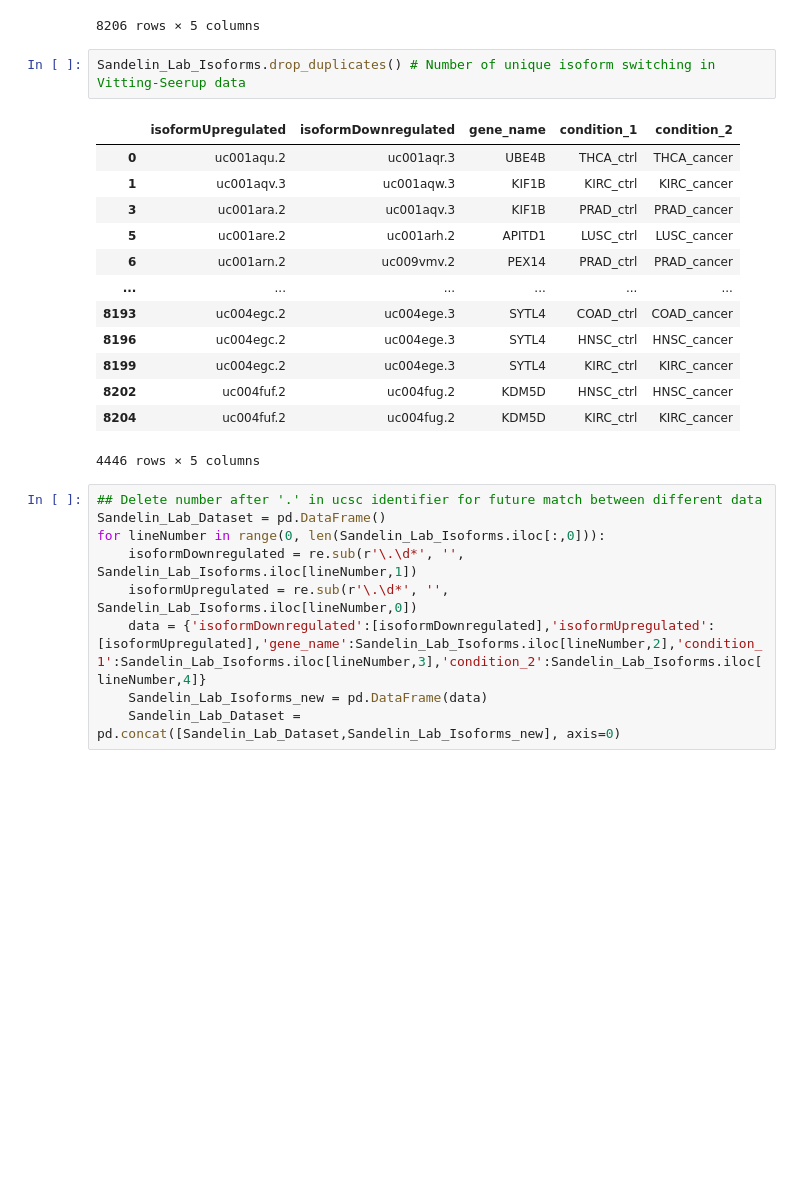
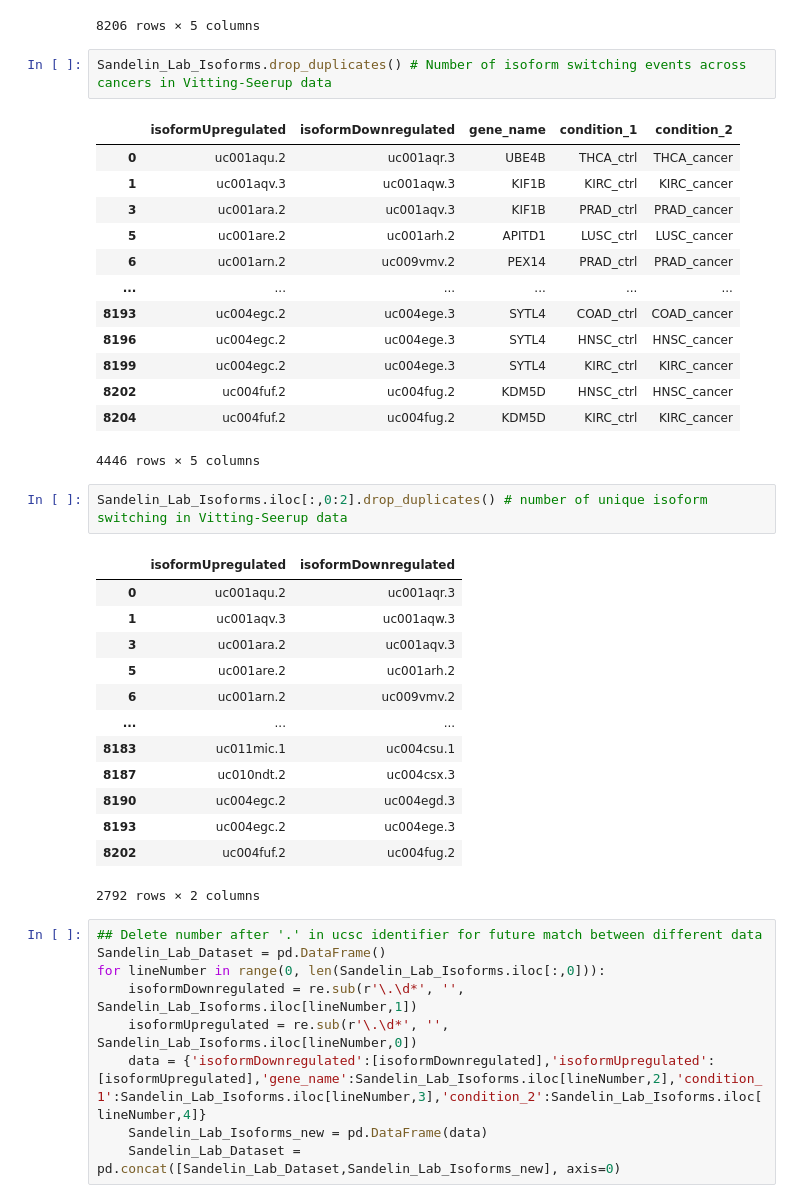
Before and after one commit to KarakulakTulay/Isoform_Comparison, a Jupyter notebook: IsoformSwitching_Overlaps.ipynb, the cells around one changed output. Saved outputs shown, nothing was run; the diff lists cells and outputs as text; blank space fills up the shorter version.

Commit message:
updated unique switching number

```diff
--- a/IsoformSwitching_Overlaps.ipynb
+++ b/IsoformSwitching_Overlaps.ipynb
@@ -93,7 +93,7 @@ Sandelin_Lab_Isoforms
 | 8205 | uc004fuf.2 | uc004fug.2 | KDM5D | KIRC_ctrl | KIRC_cancer |
 8206 rows × 5 columns
 # %%
-Sandelin_Lab_Isoforms.drop_duplicates() # Number of unique isoform switching in Vitting-Seerup data
+Sandelin_Lab_Isoforms.drop_duplicates() # Number of isoform switching events across cancers in Vitting-Seerup data
 # %% [output]
 |  | isoformUpregulated | isoformDownregulated | gene_name | condition_1 | condition_2 |
 | 0 | uc001aqu.2 | uc001aqr.3 | UBE4B | THCA_ctrl | THCA_cancer |
@@ -108,6 +108,22 @@ Sandelin_Lab_Isoforms.drop_duplicates() # Number of unique isoform switching in
 | 8202 | uc004fuf.2 | uc004fug.2 | KDM5D | HNSC_ctrl | HNSC_cancer |
 | 8204 | uc004fuf.2 | uc004fug.2 | KDM5D | KIRC_ctrl | KIRC_cancer |
 4446 rows × 5 columns
+# %%
+Sandelin_Lab_Isoforms.iloc[:,0:2].drop_duplicates() # number of unique isoform switching in Vitting-Seerup data
+# %% [output]
+|  | isoformUpregulated | isoformDownregulated |
+| 0 | uc001aqu.2 | uc001aqr.3 |
+| 1 | uc001aqv.3 | uc001aqw.3 |
+| 3 | uc001ara.2 | uc001aqv.3 |
+| 5 | uc001are.2 | uc001arh.2 |
+| 6 | uc001arn.2 | uc009vmv.2 |
+| ... | ... | ... |
+| 8183 | uc011mic.1 | uc004csu.1 |
+| 8187 | uc010ndt.2 | uc004csx.3 |
+| 8190 | uc004egc.2 | uc004egd.3 |
+| 8193 | uc004egc.2 | uc004ege.3 |
+| 8202 | uc004fuf.2 | uc004fug.2 |
+2792 rows × 2 columns
 # %%
 ## Delete number after '.' in ucsc identifier for future match between different data
 Sandelin_Lab_Dataset = pd.DataFrame()
```
Also changed, not shown: parts of 1 cell of this notebook.
